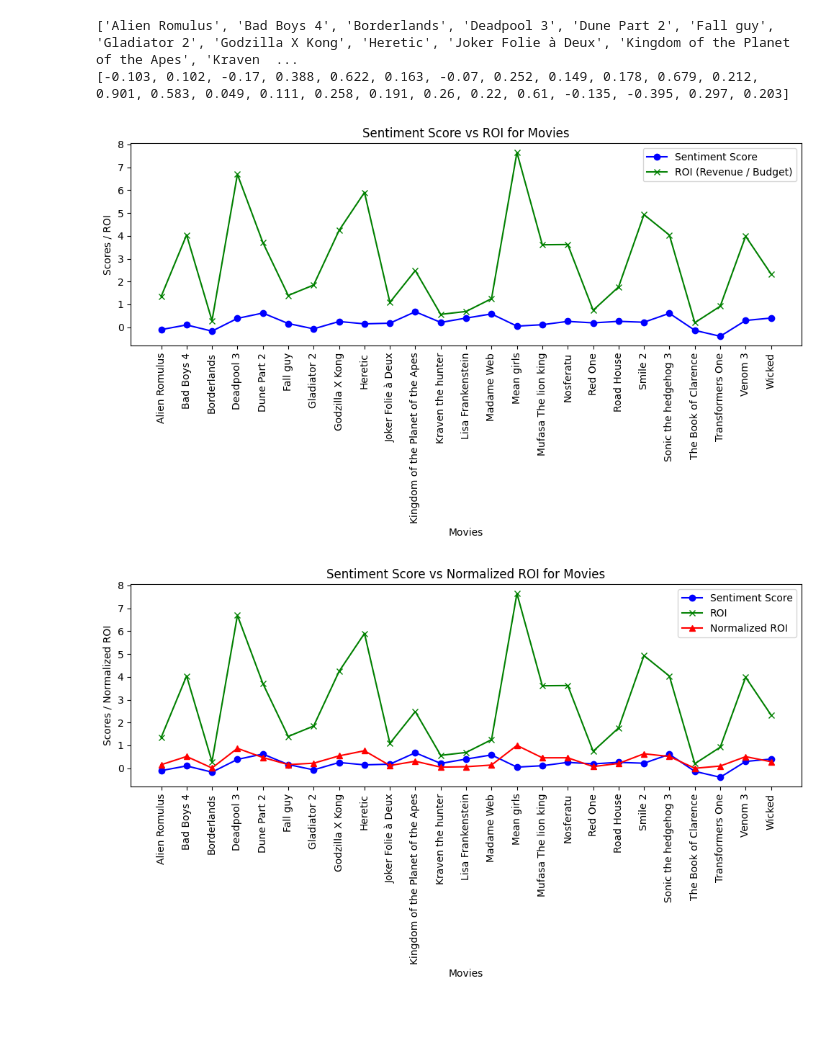
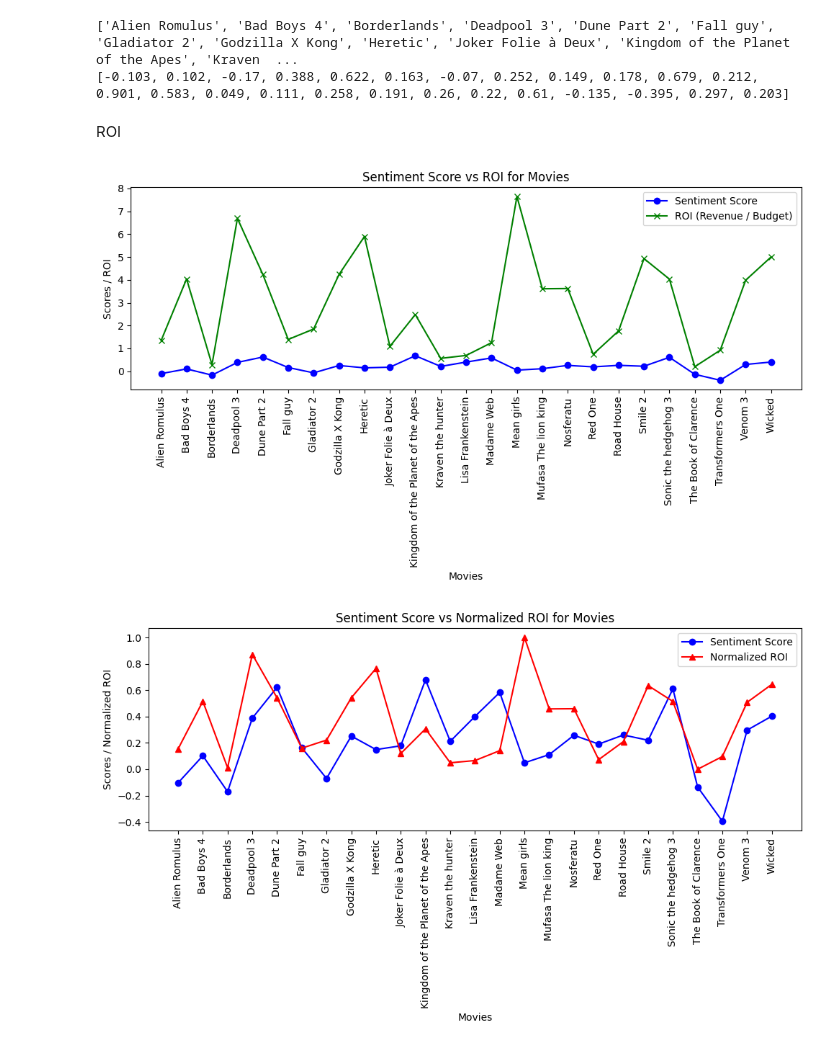
Before and after one commit to Awod47/cine-hype-index, a Jupyter notebook: src/sentiment.ipynb, the cells around one changed output. Cells and saved outputs as stored; diff of their text form; code cells hidden in the pictures; blank space fills up the shorter version.

```diff
--- a/src/sentiment.ipynb
+++ b/src/sentiment.ipynb
@@ -70,14 +61,16 @@ print(sentiment_scores)
 ['Alien Romulus', 'Bad Boys 4', 'Borderlands', 'Deadpool 3', 'Dune Part 2', 'Fall guy', 'Gladiator 2', 'Godzilla X Kong', 'Heretic', 'Joker Folie à Deux', 'Kingdom of the Planet of the Apes', 'Kraven  ...
 [-0.103, 0.102, -0.17, 0.388, 0.622, 0.163, -0.07, 0.252, 0.149, 0.178, 0.679, 0.212, 0.901, 0.583, 0.049, 0.111, 0.258, 0.191, 0.26, 0.22, 0.61, -0.135, -0.395, 0.297, 0.203]
 # %%
-# movie_list = ['Alien Romulus', 'Bad Boys 4', 'Borderlands', 'Deadpool 3', 'Dune Part 2', 'Fall guy', 'Gladiator 2', 'Godzilla X Kong', 'Heretic', 'Joker Folie à Deux', 'Kingdom of the Planet of the Apes', 'Kraven the hunter', 'Lisa Frankenstein', 'Madame Web', 'Mean girls', 'Mufasa The lion king', 'Nosferatu', 'Red One', 'Road House', 'Smile 2', 'Sonic the hedgehog 3', 'The Book of Clarence', 'Transformers One', 'Venom 3', 'Wicked']
-# sentiment_scores = [-0.103, 0.102, -0.17, 0.388, 0.622, 0.163, -0.07, 0.252, 0.149, 0.178, 0.679, 0.212, 0.401, 0.583, 0.049, 0.111, 0.258, 0.191, 0.26, 0.22, 0.61, -0.135, -0.395, 0.297, 0.403]
+movies_list = ['Alien Romulus', 'Bad Boys 4', 'Borderlands', 'Deadpool 3', 'Dune Part 2', 'Fall guy', 'Gladiator 2', 'Godzilla X Kong', 'Heretic', 'Joker Folie à Deux', 'Kingdom of the Planet of the Apes', 'Kraven the hunter', 'Lisa Frankenstein', 'Madame Web', 'Mean girls', 'Mufasa The lion king', 'Nosferatu', 'Red One', 'Road House', 'Smile 2', 'Sonic the hedgehog 3', 'The Book of Clarence', 'Transformers One', 'Venom 3', 'Wicked']
+sentiment_scores = [-0.103, 0.102, -0.17, 0.388, 0.622, 0.163, -0.07, 0.252, 0.149, 0.178, 0.679, 0.212, 0.401, 0.583, 0.049, 0.111, 0.258, 0.191, 0.26, 0.22, 0.61, -0.135, -0.395, 0.297, 0.403]
 
 budget_list = [80, 100, 115, 200, 190, 130, 250, 135, 10, 190, 160, 110, 13, 80, 17, 200, 50, 250, 85, 28, 122, 40, 75, 120, 150]
-revenue_list = [108, 404, 33, 1338, 705, 181, 462, 572, 59, 207, 397, 62, 9, 100, 130, 722, 181, 186, 150, 138, 492, 8, 69, 478, 350]
+revenue_list = [108, 404, 33, 1338, 805, 181, 462, 572, 59, 207, 397, 62, 9, 100, 130, 722, 181, 186, 150, 138, 492, 8, 69, 478, 750]
 
 #ROI = revenue/budget
-returns = [1.35, 4.04, 0.287, 6.69, 3.711, 1.392, 1.848, 4.237, 5.9, 1.089, 2.481, 0.564, 0.692, 1.25, 7.647, 3.61, 3.62, 0.744, 1.765, 4.929, 4.033, 0.2, 0.92, 3.983, 2.33]
+returns = [1.35, 4.04, 0.287, 6.69, 4.237, 1.392, 1.848, 4.237, 5.9, 1.089, 2.481, 0.564, 0.692, 1.25, 7.647, 3.61, 3.62, 0.744, 1.765, 4.929, 4.033, 0.2, 0.92, 3.983, 5]
+# %% [markdown]
+ROI
 # %%
 plt.figure(figsize=(10,6))
 
@@ -102,32 +95,32 @@ plt.legend()
 plt.tight_layout()
 plt.show()
 # %% [output]
-[figure, old version]
+[figure, new version]
 # %%
 
 roi_min = min(returns)
 roi_max = max(returns)
 normalized_roi_min_max = [(roi - roi_min) / (roi_max - roi_min) for roi in returns]
 
 
 plt.figure(figsize=(10,6))
 plt.plot(movies_list, sentiment_scores, label='Sentiment Score', color='b', marker='o')
-plt.plot(movies_list, returns, label='ROI', color='g', marker='x')
+# plt.plot(movies_list, returns, label='ROI', color='g', marker='x')
 plt.plot(movies_list, normalized_roi_min_max, label='Normalized ROI', color='r', marker='^')
 
 
 plt.xticks(rotation=90)
 
 plt.xlabel('Movies')
 plt.ylabel('Scores / Normalized ROI')
 plt.title('Sentiment Score vs Normalized ROI for Movies')
 
 
 plt.legend()
 plt.tight_layout()
 plt.show()
 # %% [output]
-[figure, old version]
+[figure, new version]
 # %%
 plt.figure(figsize=(10,6))
 
```
Also changed, not shown: parts of 9 cells of this notebook, 3 other files.
